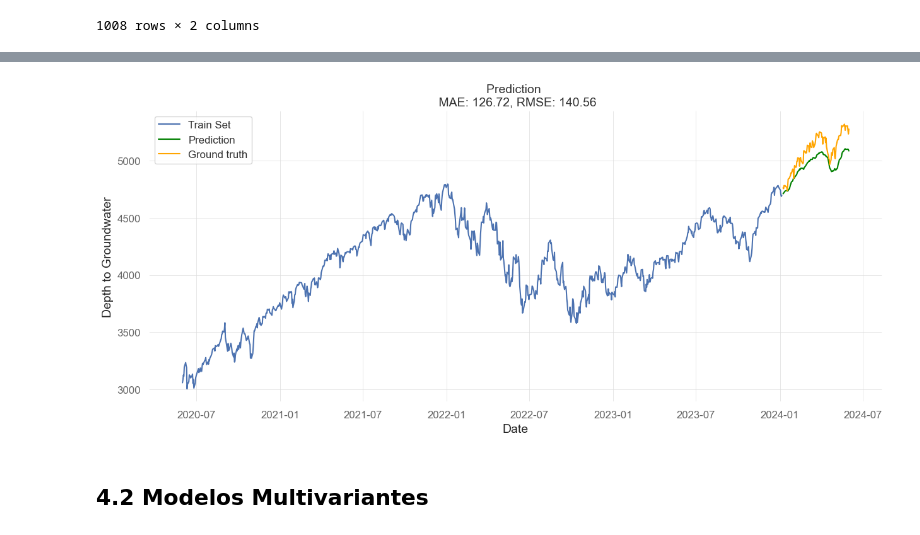
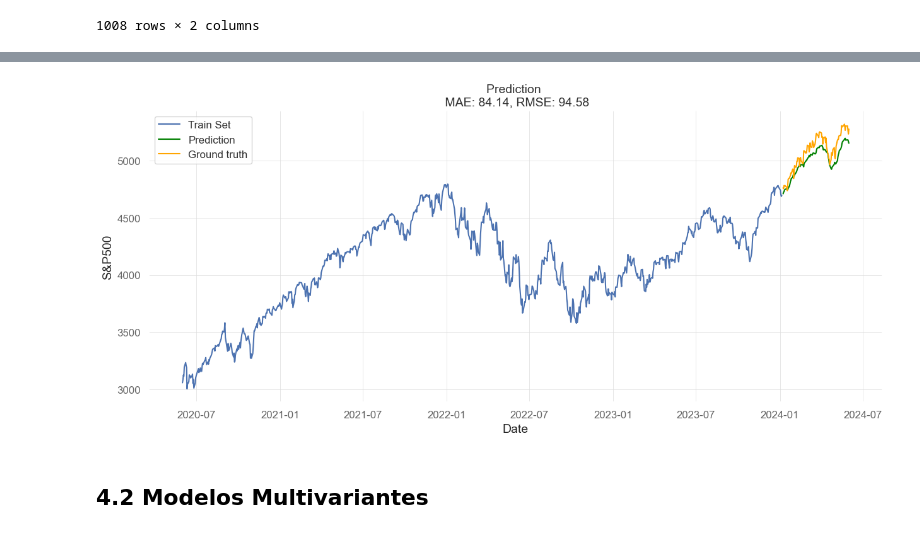
Before and after one commit to adriani94bil/Portafolio__Optimization, a Jupyter notebook: memoria.ipynb, the cells around one changed output, grey strips where cells are left out. Drawn from its saved outputs; the diff is of its cells as text; code cells hidden in the pictures.

```diff
--- a/memoria.ipynb
+++ b/memoria.ipynb
@@ -839,6 +859,6 @@ scaled_data=scaler.fit_transform(dataset)
 # %%
 # Defines the rolling window
-look_back = 52
+look_back = 30
 # Split into train and test sets
 train, test = scaled_data[:int(0.90*len(Y))-look_back,:], scaled_data[int(0.90*len(Y))-look_back:,:]
 
@@ -926,24 +947,24 @@ RMSE: 140.5639888535349
 # %%
 x_train_ticks = Y_red.head(int(0.90*len(Y_red)))['ds']
 y_train = Y_red.head(int(0.90*len(Y_red)))['y']
 x_test_ticks = Y_red.tail(int(0.10*len(Y_red)+1))['ds']
 
 # Plot the forecast
 f, ax = plt.subplots(1)
 f.set_figheight(6)
 f.set_figwidth(15)
 
 sns.lineplot(x=x_train_ticks, y=y_train, ax=ax, label='Train Set') #navajowhite
 sns.lineplot(x=x_test_ticks, y=test_predict[:,0], ax=ax, color='green', label='Prediction') #navajowhite
 sns.lineplot(x=x_test_ticks, y=y_test[0], ax=ax, color='orange', label='Ground truth') #navajowhite
 
 ax.set_title(f'Prediction \n MAE: {score_mae:.2f}, RMSE: {score_rmse:.2f}', fontsize=14)
 ax.set_xlabel(xlabel='Date', fontsize=14)
-ax.set_ylabel(ylabel='Depth to Groundwater', fontsize=14)
+ax.set_ylabel(ylabel='S&P500', fontsize=14)
 
 plt.show()
 # %% [output]
-[figure, old version]
+[figure, new version]
 # %% [markdown]
 ## 4.2 Modelos Multivariantes
 # %% [markdown]
```
Also changed, not shown: parts of 35 cells of this notebook.
